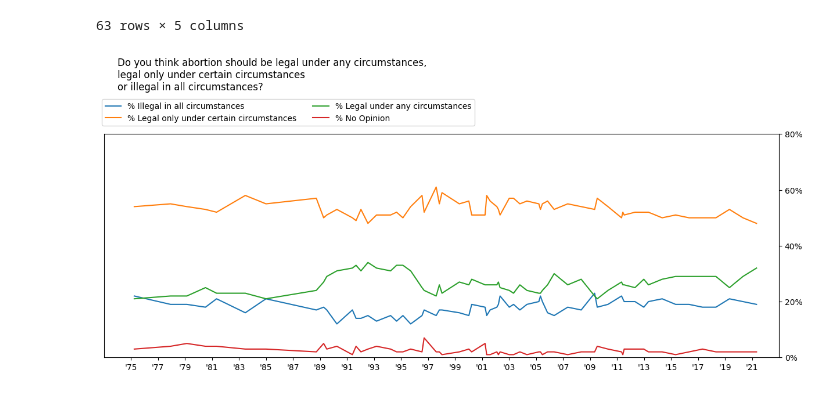
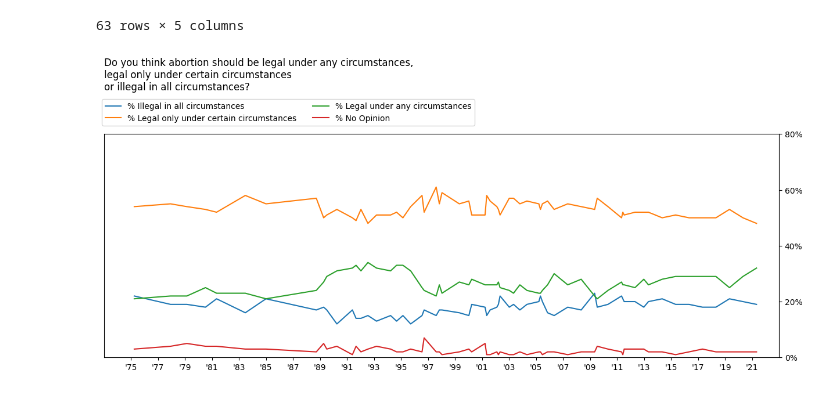
Before and after one commit to john-a-dixon/makeover-monday, a Jupyter notebook: Makeover Monday.ipynb, the cells around one changed output. Cells and saved outputs as stored; diff of their text form; code cells hidden in the pictures.

```diff
--- a/Makeover Monday.ipynb
+++ b/Makeover Monday.ipynb
@@ -53,30 +53,30 @@ df
 # %%
 # Create a plot of a specific size
 plt.figure(figsize=(15, 5))
 plt.title('Do you think abortion should be legal under any circumstances,\nlegal only under certain circumstances\nor illegal in all circumstances?',
           pad=55,
           loc='left',
-          x=0.02)
+          x=0.0)
 
 sns.lineplot(data=df, x='Poll Date', y='Illegal in all %', label='% Illegal in all circumstances')
 sns.lineplot(data=df, x='Poll Date', y='Legal only under certain %', label='% Legal only under certain circumstances')
-ax = sns.lineplot(data=df, x='Poll Date', y='Legal under any %', label='% Legal under any circumstances')
-sns.lineplot(data=df, x='Poll Date', y='No opinion %', label='% No Opinion')
+sns.lineplot(data=df, x='Poll Date', y='Legal under any %', label='% Legal under any circumstances')
+ax = sns.lineplot(data=df, x='Poll Date', y='No opinion %', label='% No Opinion')
 plt.legend(ncols=2, loc='upper left', bbox_to_anchor=(-0.009, 1.175))
 ax.yaxis.tick_right()
 
 # Set x-ticks, x-tick-labels and more
 earliest = pd.Timestamp(1973, 1, 1)
 latest = pd.Timestamp(2023, 1, 1)
 plt.xlabel(None)
 plt.xlim(earliest, latest)
 ax.set_xticks([pd.Timestamp(x, 1, 1) for x in range(1975, 2022, 2)])
 ax.set_xticklabels([f'\'{str(x)[-2:]}' for x in range(1975, 2022, 2)])
 
 # Set y-ticks, y-tick-labels and more
 plt.ylabel(None)
 plt.ylim(0, 0.80)
 ax.set_yticks([0, 0.20, 0.40, 0.60, 0.80])
 ax.set_yticklabels(['0%', '20%', '40%', '60%', '80%']);
 # %% [output]
-[figure, old version]
+[figure, new version]
```
